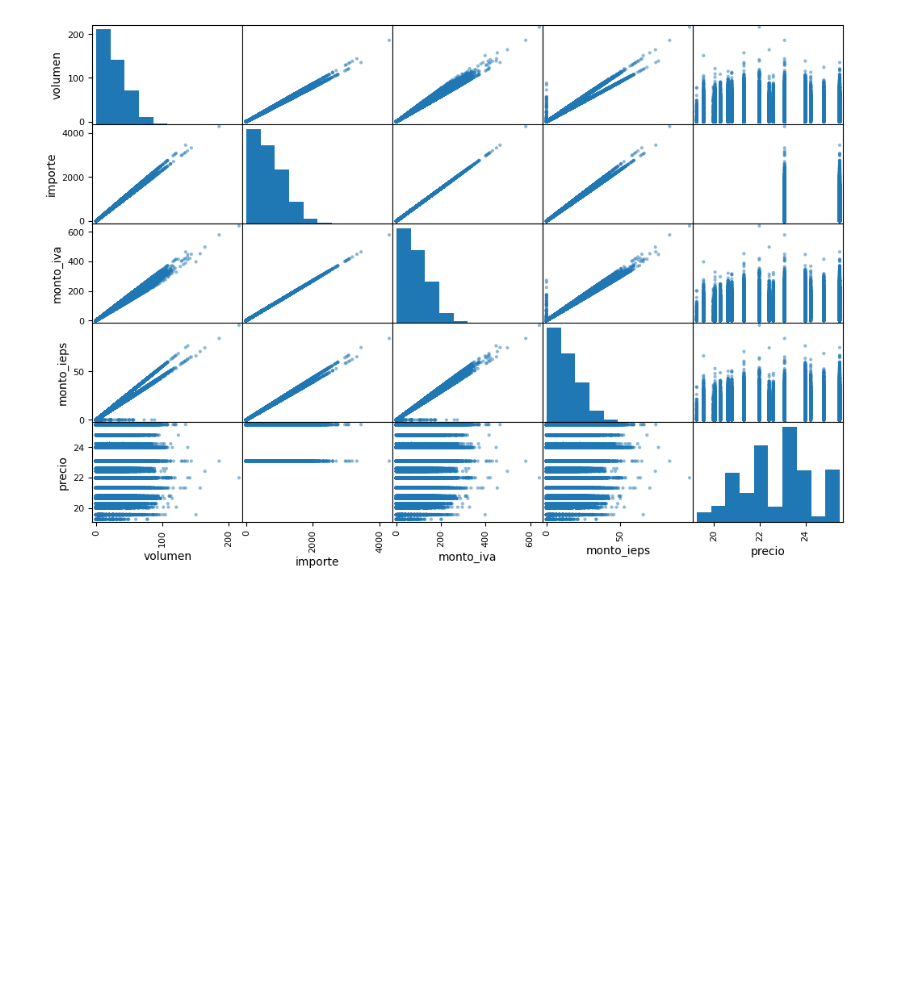
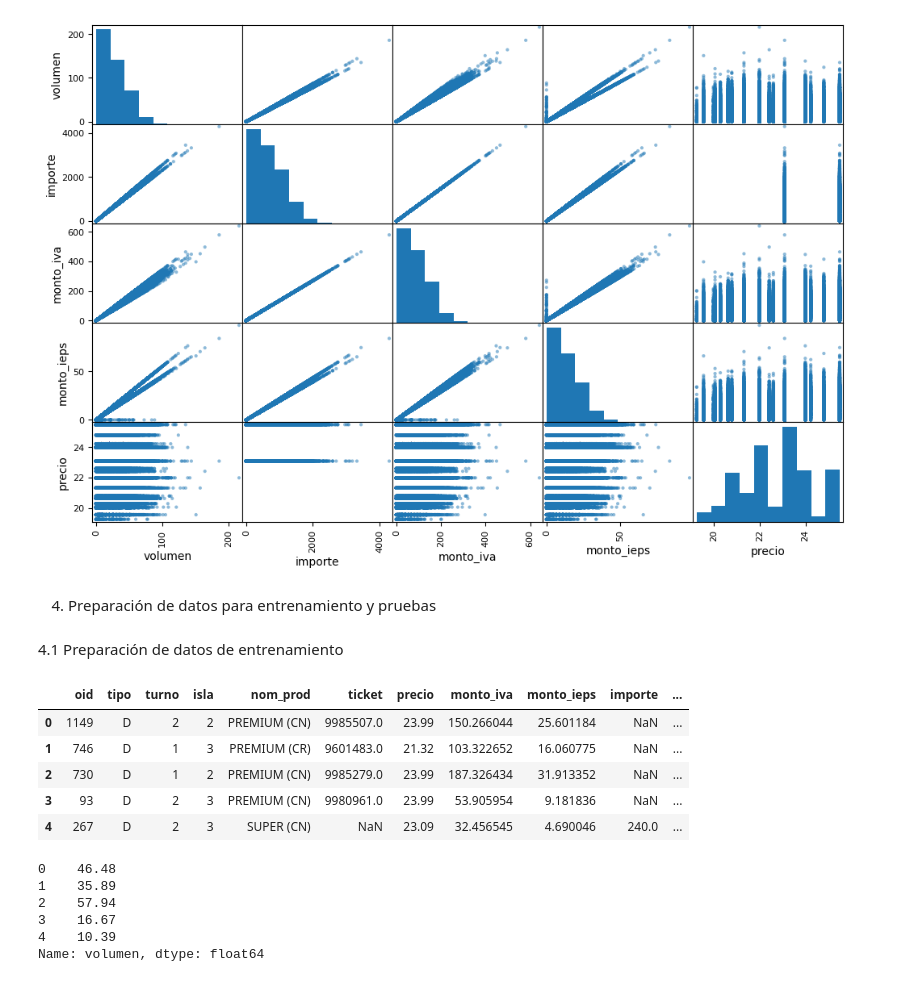
Before and after one commit to RiquelmeDom/project_machine_learning, a Jupyter notebook: project_forecast_ventas_combustible.ipynb, the cells around one changed output. Drawn from its saved outputs; the diff is of its cells as text; code cells hidden in the pictures; blank space fills up the shorter version.

```diff
--- a/project_forecast_ventas_combustible.ipynb
+++ b/project_forecast_ventas_combustible.ipynb
@@ -244,3 +245,5 @@ scatter_matrix(df_ventas_est[attributes], figsize=(12, 8))
 plt.show()
 # %% [output]
 [figure]
+# %% [markdown]
+4. Preparación de datos para entrenamiento y pruebas
@@ -246,0 +257,22 @@ plt.show()
+# %% [markdown]
+4.1 Preparación de datos de entrenamiento
+# %%
+data = pd.read_csv('datasets/entrenamiento_comb.csv')
+data, volumenes = data.drop(['volumen'], axis=1), data['volumen'].copy()
+data.head()
+# %% [output]
+|  | oid | tipo | turno | isla | nom_prod | ticket | precio | monto_iva | monto_ieps | importe | ... |
+| 0 | 1149 | D | 2 | 2 | PREMIUM (CN) | 9985507.0 | 23.99 | 150.266044 | 25.601184 | NaN | ... |
+| 1 | 746 | D | 1 | 3 | PREMIUM (CR) | 9601483.0 | 21.32 | 103.322652 | 16.060775 | NaN | ... |
+| 2 | 730 | D | 1 | 2 | PREMIUM (CN) | 9985279.0 | 23.99 | 187.326434 | 31.913352 | NaN | ... |
+| 3 | 93 | D | 2 | 3 | PREMIUM (CN) | 9980961.0 | 23.99 | 53.905954 | 9.181836 | NaN | ... |
+| 4 | 267 | D | 2 | 3 | SUPER (CN) | NaN | 23.09 | 32.456545 | 4.690046 | 240.0 | ... |
+# %%
+volumenes.head()
+# %% [output]
+0    46.48
+1    35.89
+2    57.94
+3    16.67
+4    10.39
+Name: volumen, dtype: float64
```
Also changed, not shown: parts of 26 cells of this notebook, 6 other files.
